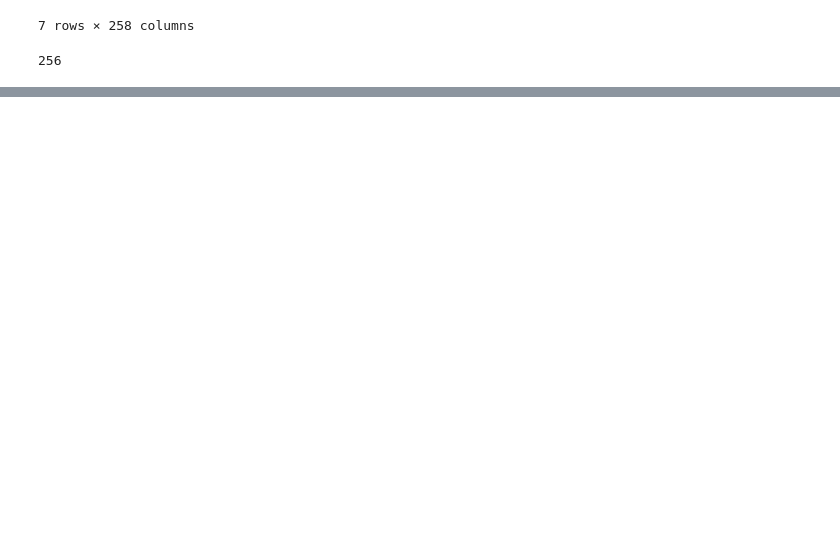
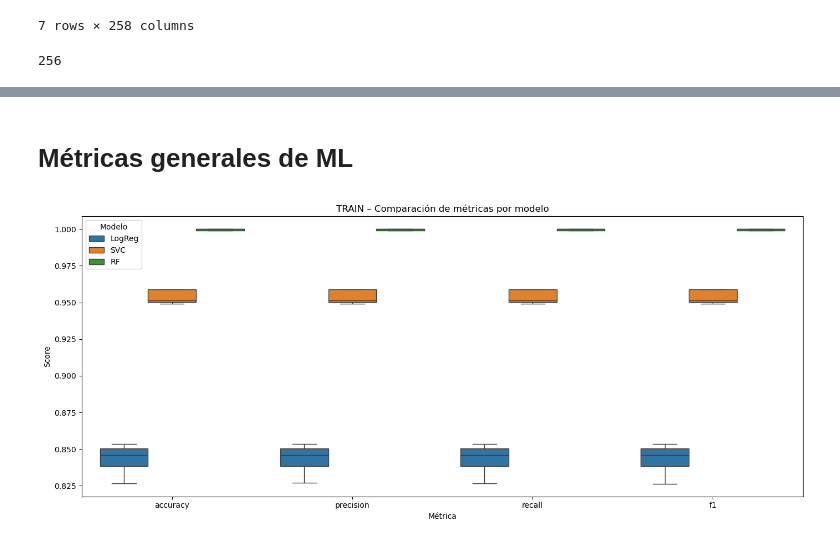
Before and after one commit to leomanriquezm/G-PIXEL, a Jupyter notebook: modelling_GPIXEL.ipynb, the cells around one changed output, grey strips where cells are left out. Cells and saved outputs as stored; diff of their text form; code cells hidden in the pictures; blank space fills up the shorter version.

```diff
--- a/modelling_GPIXEL.ipynb
+++ b/modelling_GPIXEL.ipynb
@@ -131,6 +126,6 @@ X_train, X_test, y_train, y_test = train_test_split(
 # %%
 param_grid_lr = {
-    'C': [0.01, 0.1, 1, 10, 100],
+    'C': [0.01, 0.1, 1, 10, 100,110,150,200],
     'penalty': ['l1', 'l2'],
     'class_weight': [None, 'balanced']
 }
@@ -223,6 +283,7 @@ plt.close()
 # %%
 param_grid_svc = {
-    'C': [0.01,0.1, 1, 10, 100],
+    'C': [0.01,0.1, 1, 10, 100,150,200,250,300,400,500,600],
+    #'C': [0.01,0.1, 1, 10, 100],
     'kernel': ['linear', 'rbf', 'poly'],
     'gamma': ['scale', 'auto']  # relevante para rbf y poly
 }
@@ -311,9 +437,9 @@ plt.close()
 # %%
 
 param_grid_rf = {
-    'n_estimators': [10,50,100],
+    'n_estimators': [10,50,100,150],
     'max_depth': [None, 10, 20],
-    'min_samples_split': [2, 5],
+    'min_samples_split': [2, 5,7,10],
     'min_samples_leaf': [1, 2],
     'max_features': ['sqrt', 'log2']
 }
@@ -402,0 +592,37 @@ plt.close()
+# %% [markdown]
+# Métricas generales de ML
+# %%
+metricas_logreg_long['modelo'] = 'LogReg'
+metricas_svc_long['modelo']    = 'SVC'
+metricas_rf_long['modelo']     = 'RF'
+
+metricas_all = pd.concat(
+    [metricas_logreg_long, metricas_svc_long, metricas_rf_long],
+    ignore_index=True
+)
+
+metricas_train = metricas_all[metricas_all['metrica'].str.endswith('_train')].copy()
+metricas_test  = metricas_all[metricas_all['metrica'].str.endswith('_test')].copy()
+
+metricas_train['metrica'] = metricas_train['metrica'].str.replace('_train', '', regex=False)
+metricas_test['metrica']  = metricas_test['metrica'].str.replace('_test', '', regex=False)
+# %%
+import seaborn as sns
+import matplotlib.pyplot as plt
+
+plt.figure(figsize=(14,6))
+sns.boxplot(
+    data=metricas_train,
+    x='metrica',
+    y='valor',
+    hue='modelo'
+)
+
+plt.title('TRAIN – Comparación de métricas por modelo')
+plt.ylabel('Score')
+plt.xlabel('Métrica')
+plt.legend(title='Modelo')
+plt.tight_layout()
+plt.show()
+# %% [output]
+[figure, added]
```
Also changed, not shown: parts of 29 cells of this notebook.
